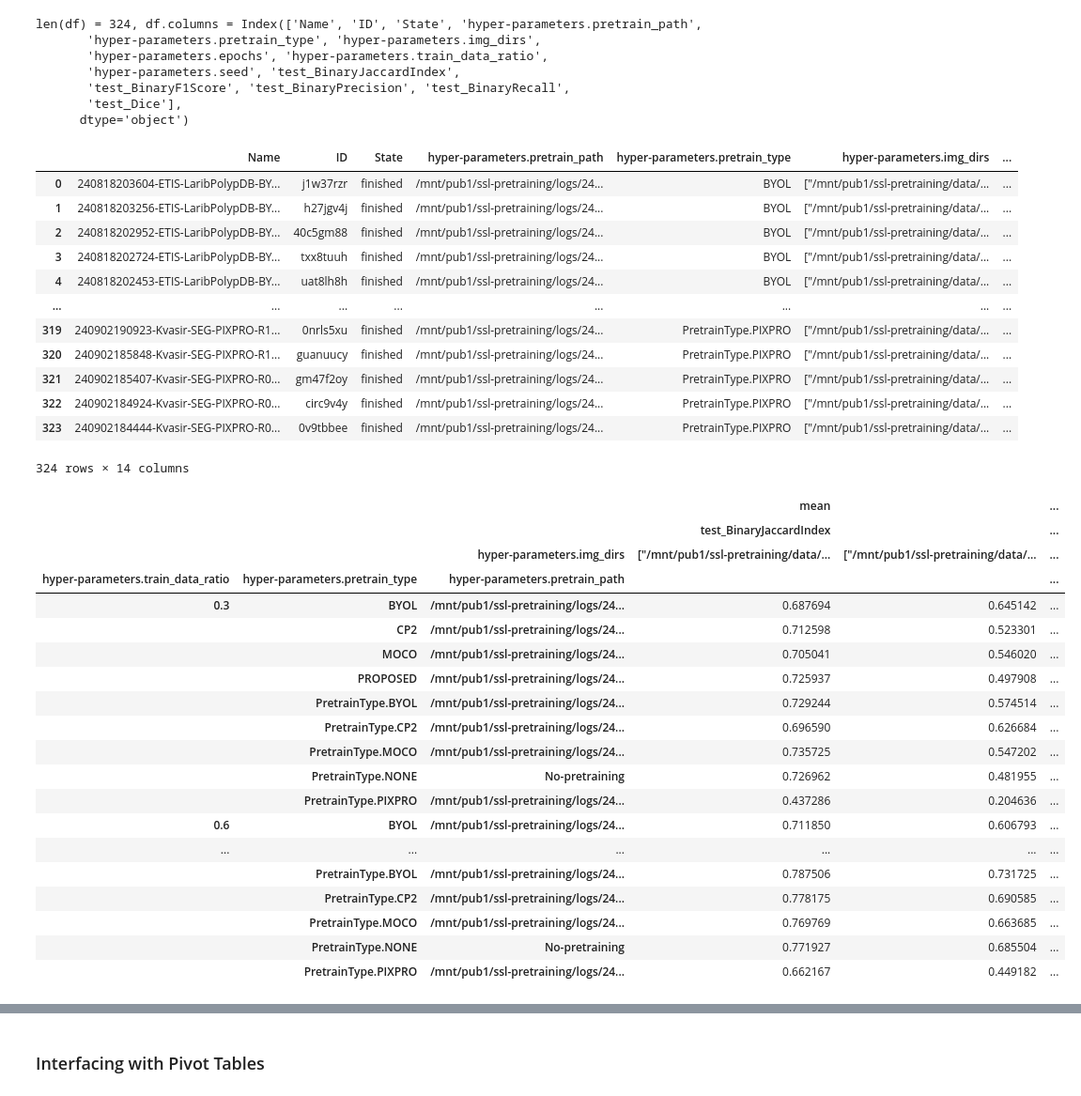
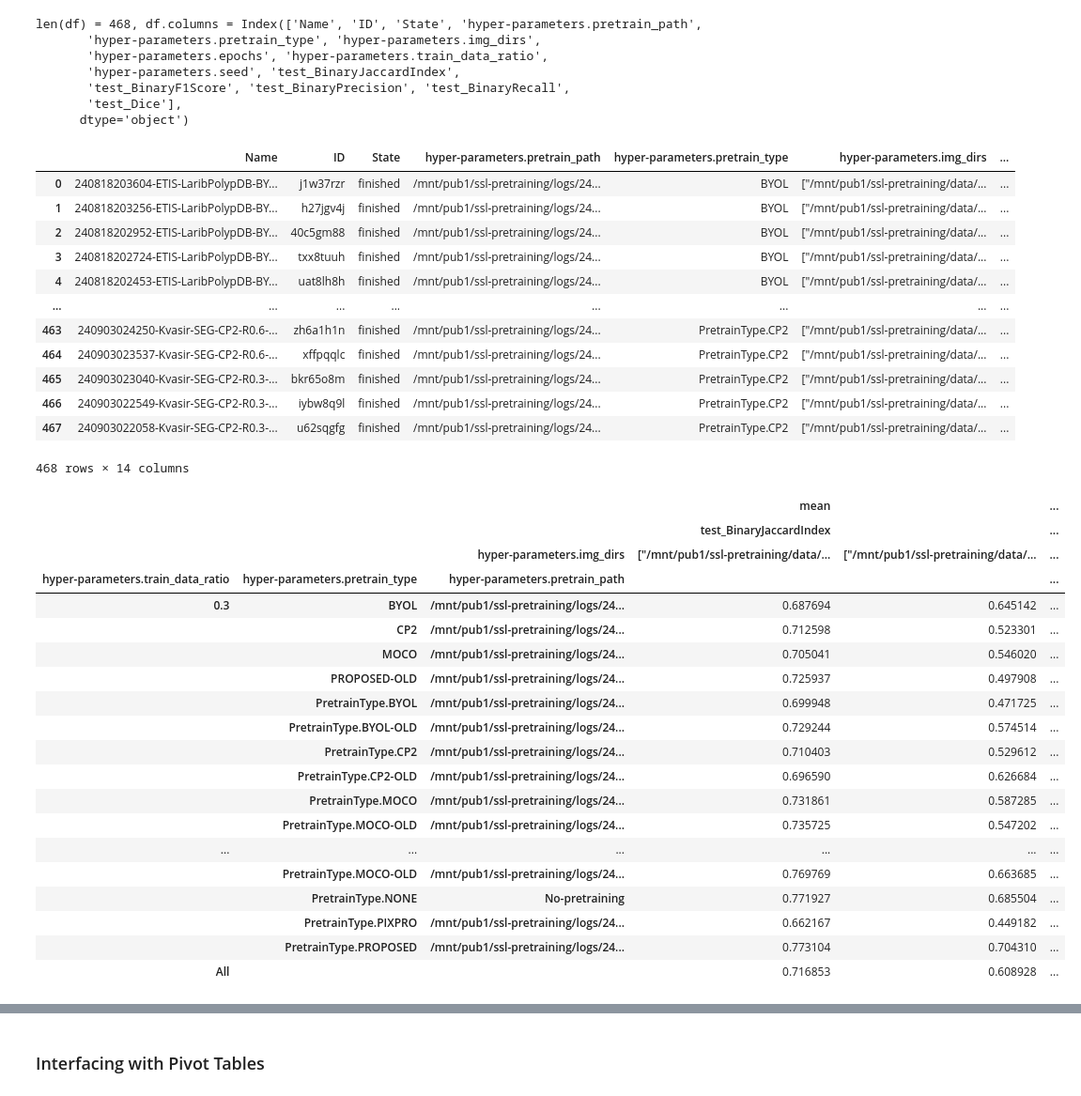
Before and after one commit to kimathikaai/CP2, a Jupyter notebook: tools/wandb.ipynb, the cells around one changed output, grey strips where cells are left out. Shown at 94% size. Drawn from its saved outputs; the diff is of its cells as text; code cells hidden in the pictures.

```diff
--- a/tools/wandb.ipynb
+++ b/tools/wandb.ipynb
@@ -11,13 +14,13 @@ import pathlib
 %autoreload 2
 # %%
 # Get the results file
-CSV_FILE = '/Users/kimathikaai/Downloads/NIPS2024 - wandb_results.csv'
+CSV_FILE = '/Users/kimathikaai/Downloads/NIPS2024 - wandb-results-v1.csv'
 # Get the pandas dataframe
 df = pd.read_csv(CSV_FILE)
 print(f"{len(df) = }, {df.columns = }")
 df
 # %% [output]
-len(df) = 324, df.columns = Index(['Name', 'ID', 'State', 'hyper-parameters.pretrain_path',
+len(df) = 468, df.columns = Index(['Name', 'ID', 'State', 'hyper-parameters.pretrain_path',
        'hyper-parameters.pretrain_type', 'hyper-parameters.img_dirs',
        'hyper-parameters.epochs', 'hyper-parameters.train_data_ratio',
        'hyper-parameters.seed', 'test_BinaryJaccardIndex',
@@ -31,42 +34,50 @@ len(df) = 324, df.columns = Index(['Name', 'ID', 'State', 'hyper-parameters.pret
 | 3 | 240818202724-ETIS-LaribPolypDB-BY... | txx8tuuh | finished | /mnt/pub1/ssl-pretraining/logs/24... | BYOL | ["/mnt/pub1/ssl-pretraining/data/... | ... |
 | 4 | 240818202453-ETIS-LaribPolypDB-BY... | uat8lh8h | finished | /mnt/pub1/ssl-pretraining/logs/24... | BYOL | ["/mnt/pub1/ssl-pretraining/data/... | ... |
 | ... | ... | ... | ... | ... | ... | ... | ... |
-| 319 | 240902190923-Kvasir-SEG-PIXPRO-R1... | 0nrls5xu | finished | /mnt/pub1/ssl-pretraining/logs/24... | PretrainType.PIXPRO | ["/mnt/pub1/ssl-pretraining/data/... | ... |
-| 320 | 240902185848-Kvasir-SEG-PIXPRO-R1... | guanuucy | finished | /mnt/pub1/ssl-pretraining/logs/24... | PretrainType.PIXPRO | ["/mnt/pub1/ssl-pretraining/data/... | ... |
-| 321 | 240902185407-Kvasir-SEG-PIXPRO-R0... | gm47f2oy | finished | /mnt/pub1/ssl-pretraining/logs/24... | PretrainType.PIXPRO | ["/mnt/pub1/ssl-pretraining/data/... | ... |
-| 322 | 240902184924-Kvasir-SEG-PIXPRO-R0... | circ9v4y | finished | /mnt/pub1/ssl-pretraining/logs/24... | PretrainType.PIXPRO | ["/mnt/pub1/ssl-pretraining/data/... | ... |
-| 323 | 240902184444-Kvasir-SEG-PIXPRO-R0... | 0v9tbbee | finished | /mnt/pub1/ssl-pretraining/logs/24... | PretrainType.PIXPRO | ["/mnt/pub1/ssl-pretraining/data/... | ... |
+| 463 | 240903024250-Kvasir-SEG-CP2-R0.6-... | zh6a1h1n | finished | /mnt/pub1/ssl-pretraining/logs/24... | PretrainType.CP2 | ["/mnt/pub1/ssl-pretraining/data/... | ... |
+| 464 | 240903023537-Kvasir-SEG-CP2-R0.6-... | xffpqqlc | finished | /mnt/pub1/ssl-pretraining/logs/24... | PretrainType.CP2 | ["/mnt/pub1/ssl-pretraining/data/... | ... |
+| 465 | 240903023040-Kvasir-SEG-CP2-R0.3-... | bkr65o8m | finished | /mnt/pub1/ssl-pretraining/logs/24... | PretrainType.CP2 | ["/mnt/pub1/ssl-pretraining/data/... | ... |
+| 466 | 240903022549-Kvasir-SEG-CP2-R0.3-... | iybw8q9l | finished | /mnt/pub1/ssl-pretraining/logs/24... | PretrainType.CP2 | ["/mnt/pub1/ssl-pretraining/data/... | ... |
+| 467 | 240903022058-Kvasir-SEG-CP2-R0.3-... | u62sqgfg | finished | /mnt/pub1/ssl-pretraining/logs/24... | PretrainType.CP2 | ["/mnt/pub1/ssl-pretraining/data/... | ... |
-324 rows × 14 columns
+468 rows × 14 columns
 # %%
 # Create the global pivot table. Counts should be 3 for 3 seeds
 def get_pivot(data):
     return pd.pivot_table(
         data=data,
         values=['test_BinaryJaccardIndex'],
         index=['hyper-parameters.train_data_ratio', 'hyper-parameters.pretrain_type', 'hyper-parameters.pretrain_path'],
-        columns=['hyper-parameters.img_dirs'], aggfunc=["mean","std", "count"])
+        columns=['hyper-parameters.img_dirs'], aggfunc=["mean","std", "count"], margins=True)
+
+def get_ratio_pivot(data):
+    return pd.pivot_table(
+        data=data,
+        values=['test_BinaryJaccardIndex'],
+        index=['hyper-parameters.pretrain_type', 'hyper-parameters.pretrain_path'],
+        columns=['hyper-parameters.train_data_ratio'], aggfunc=["mean","std", "count"], margins=True).style.background_gradient()
+
 get_pivot(df)
 # %% [output]
 |  |  |  | mean |  | ... |
 |  |  |  | test_BinaryJaccardIndex |  | ... |
 |  |  | hyper-parameters.img_dirs | ["/mnt/pub1/ssl-pretraining/data/... | ["/mnt/pub1/ssl-pretraining/data/... | ... |
 | hyper-parameters.train_data_ratio | hyper-parameters.pretrain_type | hyper-parameters.pretrain_path |  |  | ... |
 | 0.3 | BYOL | /mnt/pub1/ssl-pretraining/logs/24... | 0.687694 | 0.645142 | ... |
 |  | CP2 | /mnt/pub1/ssl-pretraining/logs/24... | 0.712598 | 0.523301 | ... |
 |  | MOCO | /mnt/pub1/ssl-pretraining/logs/24... | 0.705041 | 0.546020 | ... |
-|  | PROPOSED | /mnt/pub1/ssl-pretraining/logs/24... | 0.725937 | 0.497908 | ... |
-|  | PretrainType.BYOL | /mnt/pub1/ssl-pretraining/logs/24... | 0.729244 | 0.574514 | ... |
-|  | PretrainType.CP2 | /mnt/pub1/ssl-pretraining/logs/24... | 0.696590 | 0.626684 | ... |
-|  | PretrainType.MOCO | /mnt/pub1/ssl-pretraining/logs/24... | 0.735725 | 0.547202 | ... |
-|  | PretrainType.NONE | No-pretraining | 0.726962 | 0.481955 | ... |
-|  | PretrainType.PIXPRO | /mnt/pub1/ssl-pretraining/logs/24... | 0.437286 | 0.204636 | ... |
-| 0.6 | BYOL | /mnt/pub1/ssl-pretraining/logs/24... | 0.711850 | 0.606793 | ... |
+|  | PROPOSED-OLD | /mnt/pub1/ssl-pretraining/logs/24... | 0.725937 | 0.497908 | ... |
+|  | PretrainType.BYOL | /mnt/pub1/ssl-pretraining/logs/24... | 0.699948 | 0.471725 | ... |
+|  | PretrainType.BYOL-OLD | /mnt/pub1/ssl-pretraining/logs/24... | 0.729244 | 0.574514 | ... |
+|  | PretrainType.CP2 | /mnt/pub1/ssl-pretraining/logs/24... | 0.710403 | 0.529612 | ... |
+|  | PretrainType.CP2-OLD | /mnt/pub1/ssl-pretraining/logs/24... | 0.696590 | 0.626684 | ... |
+|  | PretrainType.MOCO | /mnt/pub1/ssl-pretraining/logs/24... | 0.731861 | 0.587285 | ... |
+|  | PretrainType.MOCO-OLD | /mnt/pub1/ssl-pretraining/logs/24... | 0.735725 | 0.547202 | ... |
 | ... | ... | ... | ... | ... | ... |
-|  | PretrainType.BYOL | /mnt/pub1/ssl-pretraining/logs/24... | 0.787506 | 0.731725 | ... |
-|  | PretrainType.CP2 | /mnt/pub1/ssl-pretraining/logs/24... | 0.778175 | 0.690585 | ... |
-|  | PretrainType.MOCO | /mnt/pub1/ssl-pretraining/logs/24... | 0.769769 | 0.663685 | ... |
+|  | PretrainType.MOCO-OLD | /mnt/pub1/ssl-pretraining/logs/24... | 0.769769 | 0.663685 | ... |
 |  | PretrainType.NONE | No-pretraining | 0.771927 | 0.685504 | ... |
 |  | PretrainType.PIXPRO | /mnt/pub1/ssl-pretraining/logs/24... | 0.662167 | 0.449182 | ... |
+|  | PretrainType.PROPOSED | /mnt/pub1/ssl-pretraining/logs/24... | 0.773104 | 0.704310 | ... |
+| All |  |  | 0.716853 | 0.608928 | ... |
 # %%
 df['hyper-parameters.pretrain_path'].unique()
 # %% [output]
```
Also changed, not shown: parts of 13 cells of this notebook.
